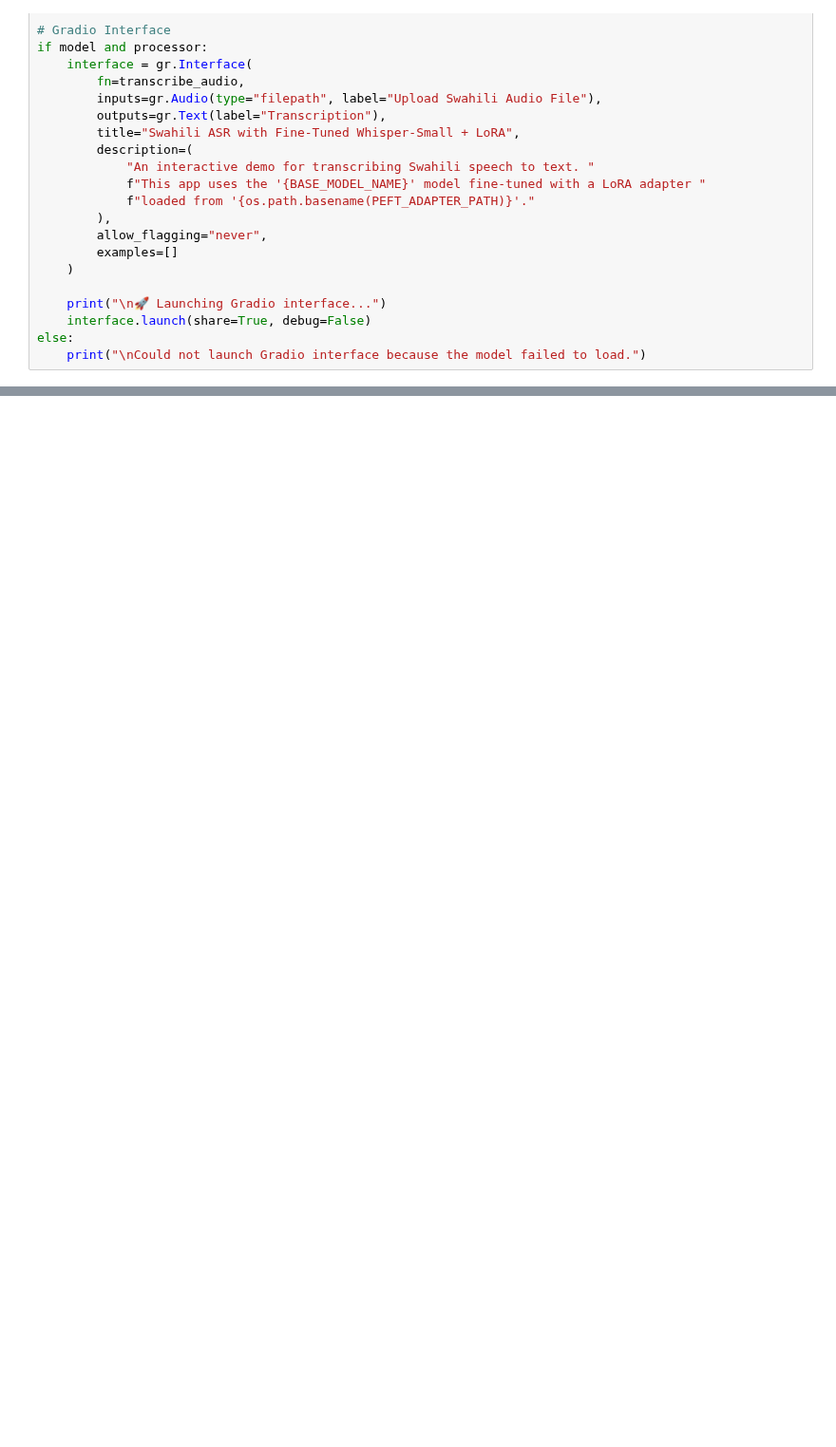
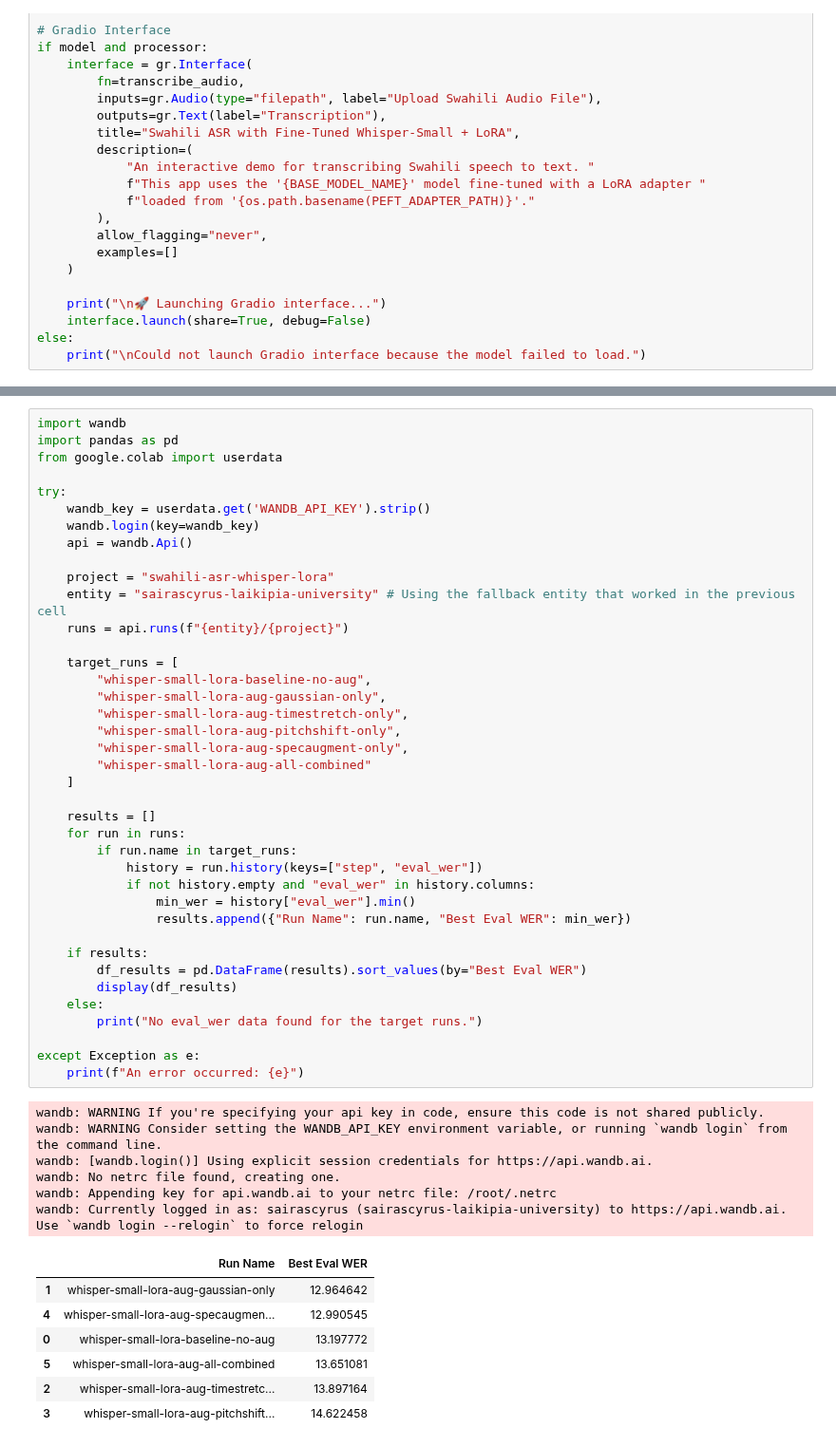
Before and after one commit to Silas-Kamanda/Projects, a Jupyter notebook: Copy_of_SKW_Swahili_ASR_Project.ipynb, the cells around one changed output, grey strips where cells are left out. Shown at 95% size. Cells and saved outputs as stored; diff of their text form; blank space fills up the shorter version.

```diff
--- a/Copy_of_SKW_Swahili_ASR_Project.ipynb
+++ b/Copy_of_SKW_Swahili_ASR_Project.ipynb
@@ -858,0 +4727,53 @@ else:
+# %%
+import wandb
+import pandas as pd
+from google.colab import userdata
+
+try:
+    wandb_key = userdata.get('WANDB_API_KEY').strip()
+    wandb.login(key=wandb_key)
+    api = wandb.Api()
+
+    project = "swahili-asr-whisper-lora"
+    entity = "sairascyrus-laikipia-university" # Using the fallback entity that worked in the previous cell
+    runs = api.runs(f"{entity}/{project}")
+
+    target_runs = [
+        "whisper-small-lora-baseline-no-aug",
+        "whisper-small-lora-aug-gaussian-only",
+        "whisper-small-lora-aug-timestretch-only",
+        "whisper-small-lora-aug-pitchshift-only",
+        "whisper-small-lora-aug-specaugment-only",
+        "whisper-small-lora-aug-all-combined"
+    ]
+
+    results = []
+    for run in runs:
+        if run.name in target_runs:
+            history = run.history(keys=["step", "eval_wer"])
+            if not history.empty and "eval_wer" in history.columns:
+                min_wer = history["eval_wer"].min()
+                results.append({"Run Name": run.name, "Best Eval WER": min_wer})
+
+    if results:
+        df_results = pd.DataFrame(results).sort_values(by="Best Eval WER")
+        display(df_results)
+    else:
+        print("No eval_wer data found for the target runs.")
+
+except Exception as e:
+    print(f"An error occurred: {e}")
+# %% [output]
+wandb: WARNING If you're specifying your api key in code, ensure this code is not shared publicly.
+wandb: WARNING Consider setting the WANDB_API_KEY environment variable, or running `wandb login` from the command line.
+wandb: [wandb.login()] Using explicit session credentials for https://api.wandb.ai.
+wandb: No netrc file found, creating one.
+wandb: Appending key for api.wandb.ai to your netrc file: /root/.netrc
+wandb: Currently logged in as: sairascyrus (sairascyrus-laikipia-university) to https://api.wandb.ai. Use `wandb login --relogin` to force relogin
+|  | Run Name | Best Eval WER |
+| 1 | whisper-small-lora-aug-gaussian-only | 12.964642 |
+| 4 | whisper-small-lora-aug-specaugmen... | 12.990545 |
+| 0 | whisper-small-lora-baseline-no-aug | 13.197772 |
+| 5 | whisper-small-lora-aug-all-combined | 13.651081 |
+| 2 | whisper-small-lora-aug-timestretc... | 13.897164 |
+| 3 | whisper-small-lora-aug-pitchshift... | 14.622458 |
```
Also changed, not shown: parts of 28 cells of this notebook.
